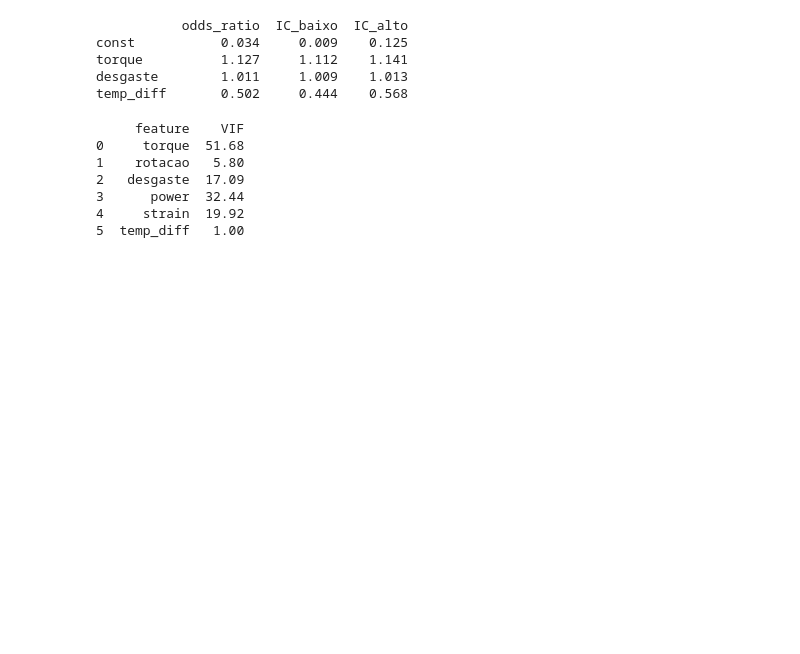
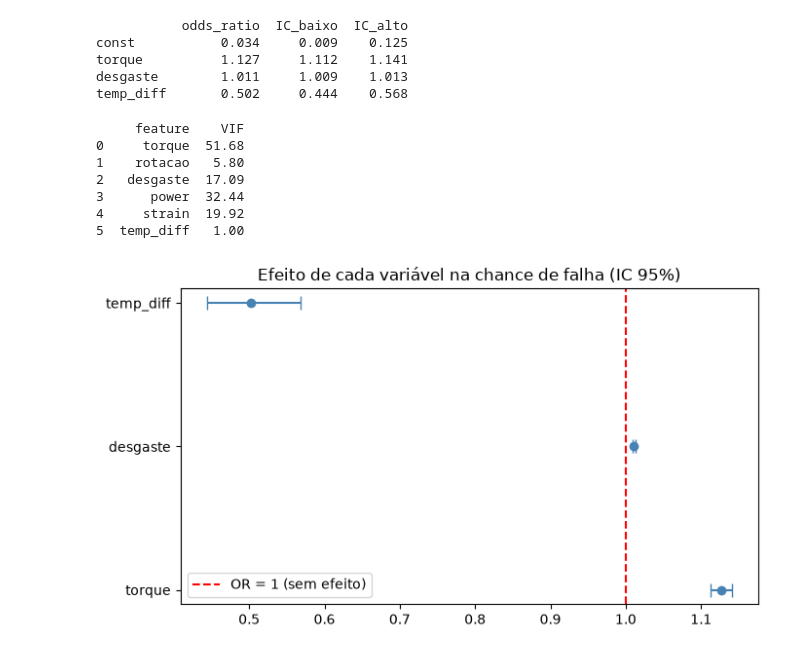
Before and after one commit to IsantoDev/industria-preditiva, a Jupyter notebook: notebooks/03_inferencia.ipynb, the cells around one changed output. Saved outputs shown, nothing was run; the diff lists cells and outputs as text; code cells hidden in the pictures; blank space fills up the shorter version.

```diff
--- a/notebooks/03_inferencia.ipynb
+++ b/notebooks/03_inferencia.ipynb
@@ -97,3 +97,23 @@ print(vif.round(2))
 3      power  32.44
 4     strain  19.92
 5  temp_diff   1.00
+# %%
+import matplotlib.pyplot as plt
+
+plot_df = resumo.drop("const")
+
+fig, ax = plt.subplots(figsize=(7,4))
+ax.errorbar(
+    plot_df["odds_ratio"],plot_df.index,
+    xerr=[plot_df["odds_ratio"] - plot_df["IC_baixo"],
+          plot_df["IC_alto"] - plot_df["odds_ratio"]],
+          fmt="o", capsize=5, color="steelblue"
+)
+
+ax.axvline(1,color="red",linestyle="--",label='OR = 1 (sem efeito)')
+ax.set_title("Efeito de cada variável na chance de falha (IC 95%)")
+ax.legend()
+plt.tight_layout()
+plt.show()
+# %% [output]
+[figure, added]
```
Also changed, not shown: parts of 1 cell of this notebook, 1 other file.
